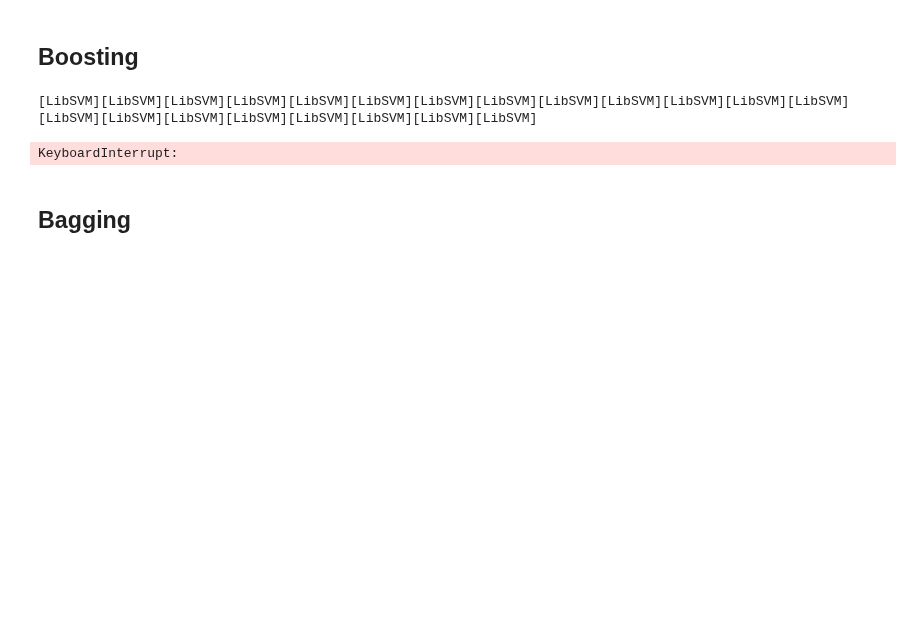
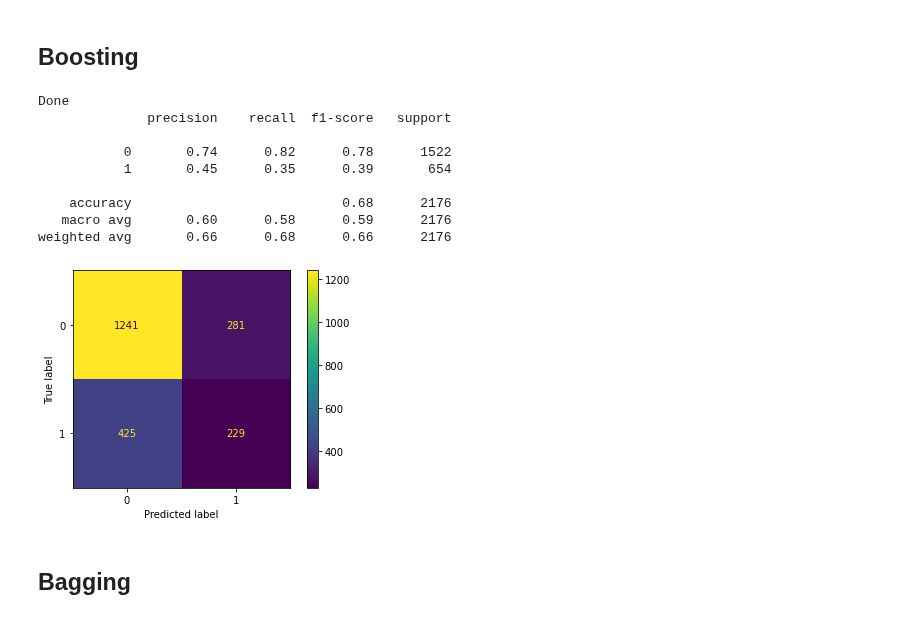
Before and after one commit to ivarejao/NLP-with-Disaster-Tweets, a Jupyter notebook: FinalProject-IgorVarejão-VitorBonella.ipynb, the cells around one changed output. Drawn from its saved outputs; the diff is of its cells as text; code cells hidden in the pictures; blank space fills up the shorter version.

```diff
--- a/FinalProject-IgorVarejão-VitorBonella.ipynb
+++ b/FinalProject-IgorVarejão-VitorBonella.ipynb
@@ -509,11 +508,20 @@ weighted avg       0.69      0.72      0.68      2176
 # %%
 from sklearn.ensemble import AdaBoostClassifier
 
-svc=SVC(probability=True, kernel='linear', verbose=10)
-boost = test_classifier(AdaBoostClassifier(base_estimator=svc, n_estimators=50, learning_rate=1), None,X_train,y_train,X_test,y_test)
+params_boost_dt = dt.best_params_
+dt_b=DecisionTreeClassifier(criterion=params_boost_dt['criterion'],max_depth=params_boost_dt['max_depth'],max_features=params_boost_dt['max_features'])
+boost = test_classifier(AdaBoostClassifier(base_estimator=dt_b, n_estimators=50, learning_rate=1), None,X_train,y_train,X_test,y_test)
 # %% [output]
-[LibSVM][LibSVM][LibSVM][LibSVM][LibSVM][LibSVM][LibSVM][LibSVM][LibSVM][LibSVM][LibSVM][LibSVM][LibSVM][LibSVM][LibSVM][LibSVM][LibSVM][LibSVM][LibSVM][LibSVM][LibSVM]
+Done
+              precision    recall  f1-score   support
+
+           0       0.74      0.82      0.78      1522
+           1       0.45      0.35      0.39       654
+
+    accuracy                           0.68      2176
+   macro avg       0.60      0.58      0.59      2176
+weighted avg       0.66      0.68      0.66      2176
-KeyboardInterrupt:
+[figure, added]
 # %% [markdown]
 ## Bagging
 # %%
```
Also changed, not shown: parts of 13 cells of this notebook.
